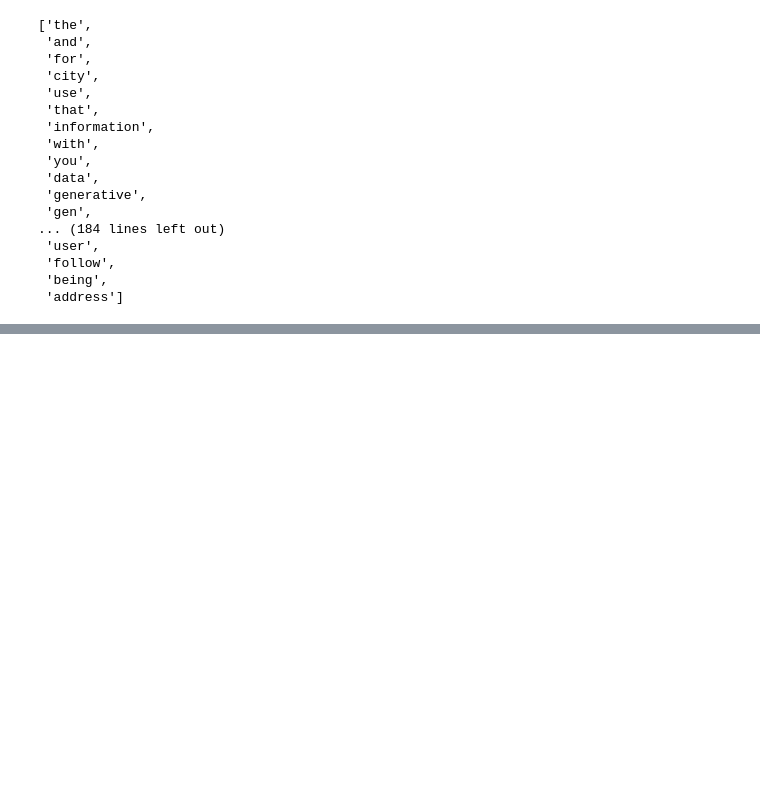
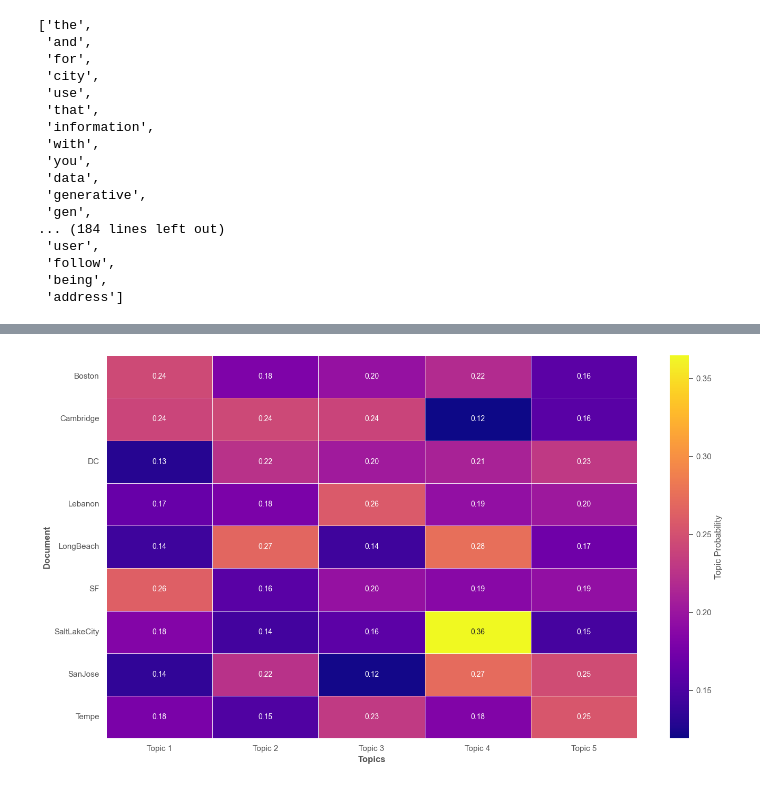
Before and after one commit to temapankin/UrbanAI-TopicModellng, a Jupyter notebook: notebooks/topic-modeling.ipynb, the cells around one changed output, grey strips where cells are left out. Saved outputs shown, nothing was run; the diff lists cells and outputs as text; code cells hidden in the pictures; blank space fills up the shorter version.

```diff
--- a/notebooks/topic-modeling.ipynb
+++ b/notebooks/topic-modeling.ipynb
@@ -208,0 +440,24 @@ Topic 19: data, requirements, accurate, ask, review
+# %%
+# Shows topic composition for each document
+plt.style.use('ggplot')
+
+fig, ax = plt.subplots(figsize=(14, 8))
+
+# Normalize for heatmap (0-1 scale)
+sns.heatmap(
+    doc_topic_agg,
+    cmap='plasma',
+    annot=True,
+    fmt='.2f',
+    cbar_kws={'label': 'Topic Probability'},
+    linewidths=0.5,
+    ax=ax
+)
+#ax.set_title('Topic Distribution Across Documents', fontsize=14, fontweight='bold')
+ax.set_xlabel('Topics', fontsize=12, fontweight='bold')
+ax.set_ylabel('Document', fontsize=12, fontweight='bold')
+plt.tight_layout()
+plt.savefig('../visualizations/doc_topic_heatmap.png', dpi=300, bbox_inches='tight')
+plt.show()
+# %% [output]
+[figure, added]
```
Also changed, not shown: parts of 18 cells of this notebook, 7 other files.
